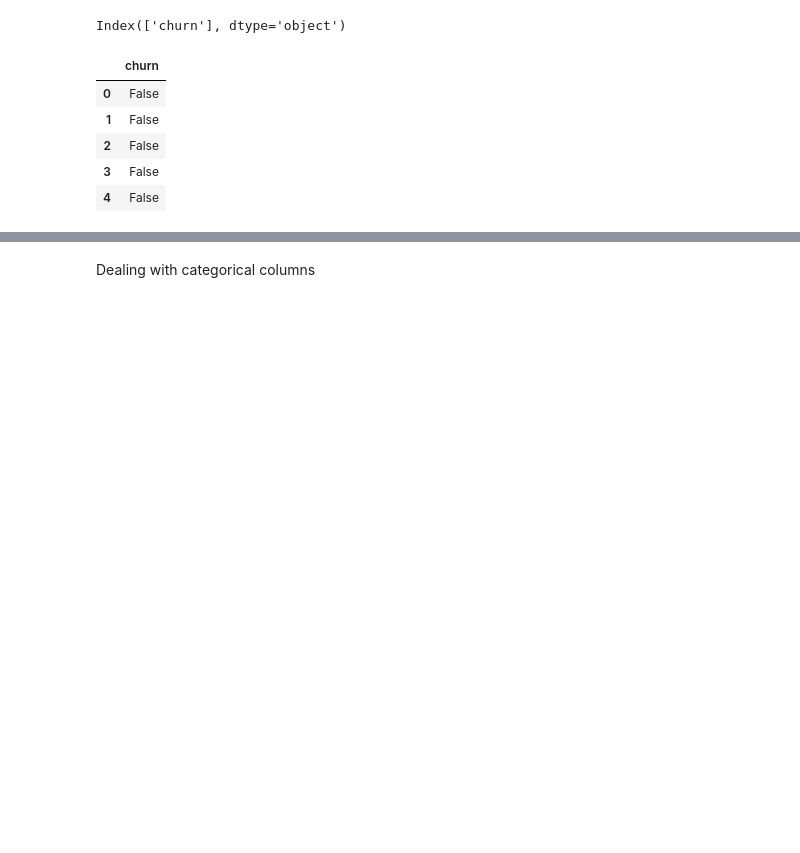
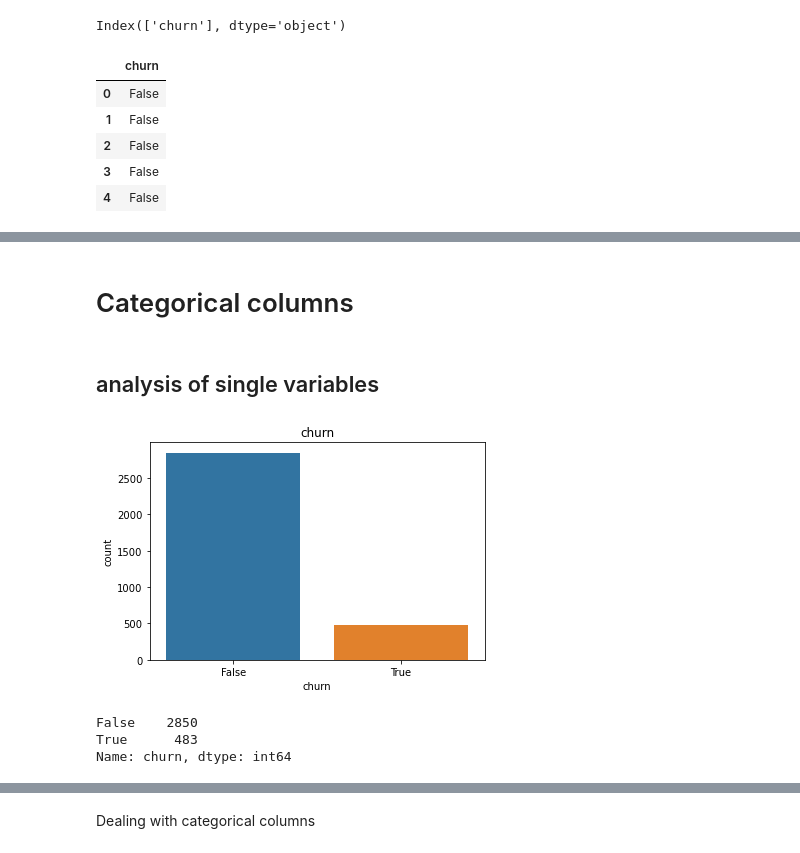
Before and after one commit to S-Kagwi/Phase-3-Project, a Jupyter notebook: student.ipynb, the cells around one changed output, grey strips where cells are left out. Saved outputs shown, nothing was run; the diff lists cells and outputs as text; code cells hidden in the pictures; blank space fills up the shorter version.

```diff
--- a/student.ipynb
+++ b/student.ipynb
@@ -174,0 +201,19 @@ sns.countplot(data=df, x='international plan')
+# %% [markdown]
+# Categorical columns
+# %% [markdown]
+## analysis of single variables
+# %%
+# plotting categorical values and printing their values counts
+def count_plot_for(feature):
+  sns.countplot(data=df, x=feature)
+  plt.title(feature)
+  plt.show()
+
+  print(df[feature].value_counts())
+# %%
+count_plot_for("churn")
+# %% [output]
+[figure, added]
+False    2850
+True      483
+Name: churn, dtype: int64
```
Also changed, not shown: parts of 68 cells of this notebook.
